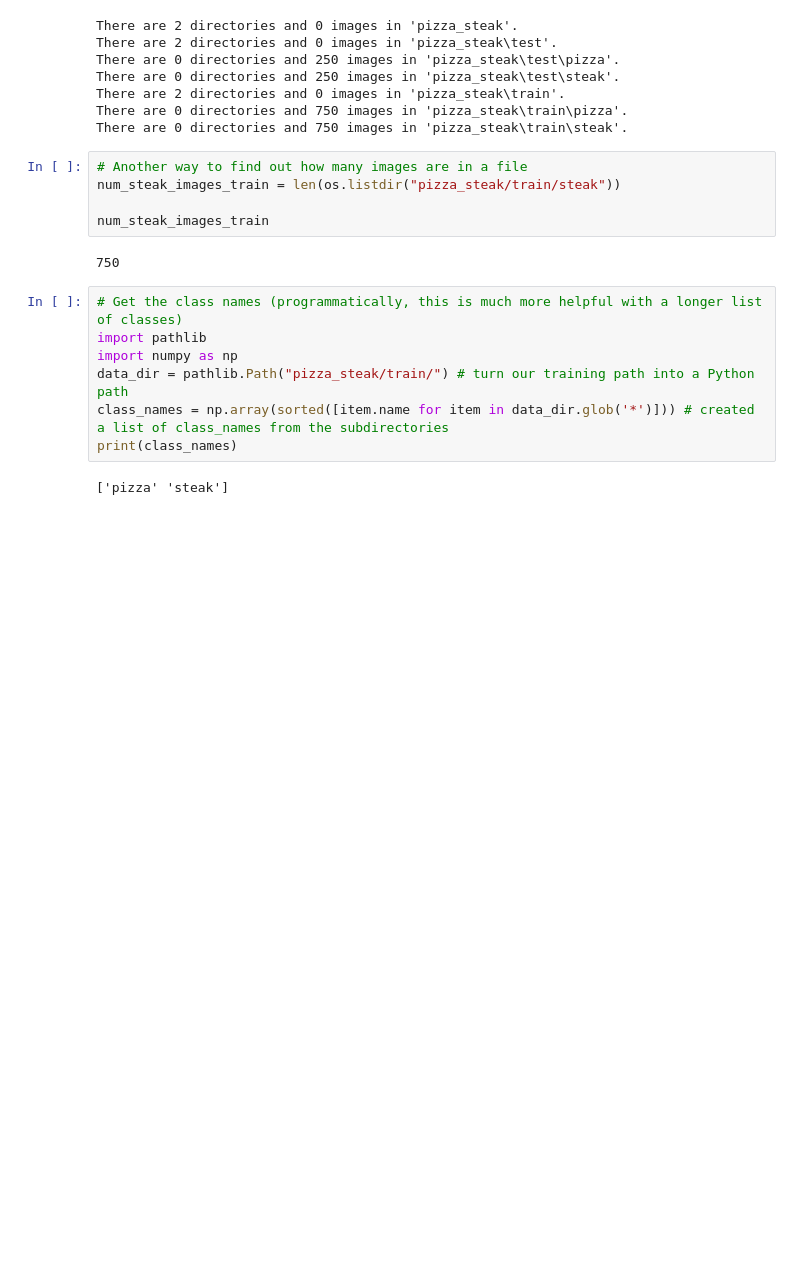
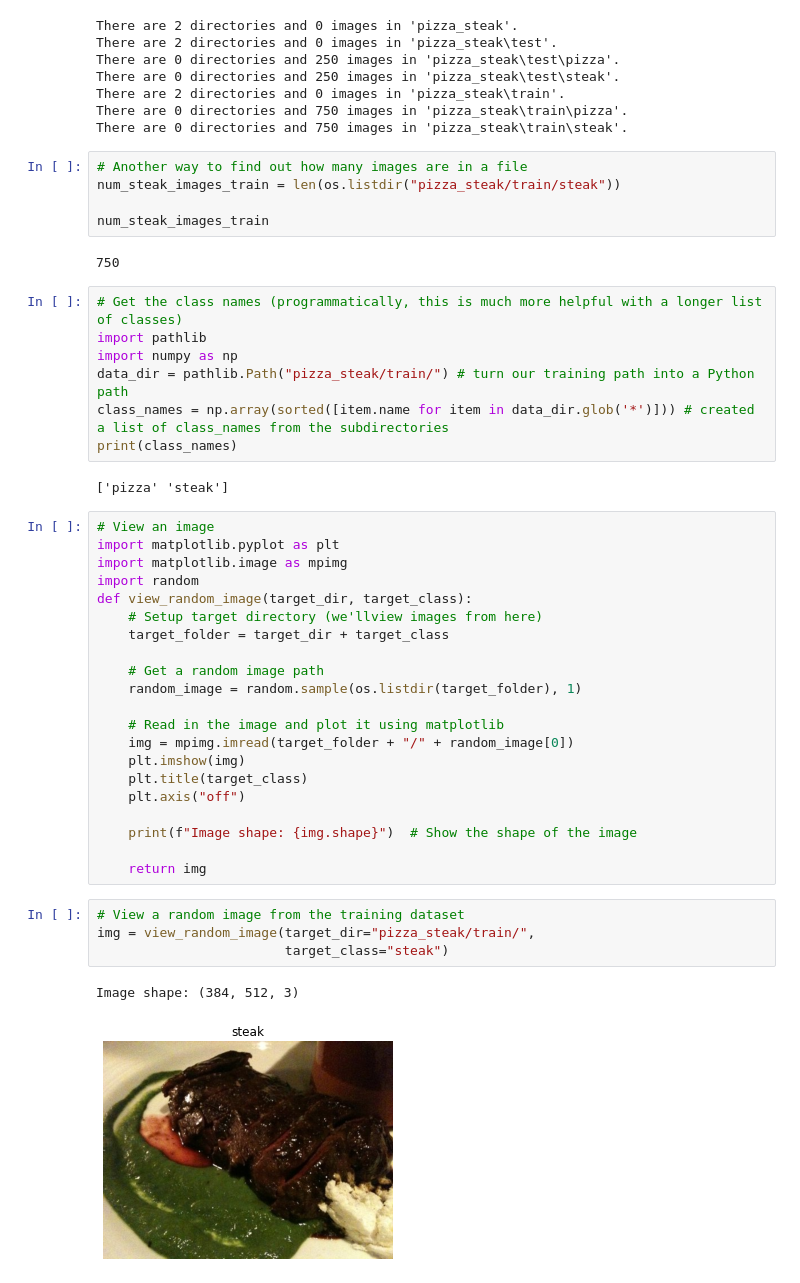
Before and after one commit to prachuryanath/TF-Learning, a Jupyter notebook: 03_convolutional_neural_networks_in_tensorflow.ipynb, the cells around one changed output. Saved outputs shown, nothing was run; the diff lists cells and outputs as text; blank space fills up the shorter version.

```diff
--- a/03_convolutional_neural_networks_in_tensorflow.ipynb
+++ b/03_convolutional_neural_networks_in_tensorflow.ipynb
@@ -42,3 +42,31 @@ class_names = np.array(sorted([item.name for item in data_dir.glob('*')])) # cre
 print(class_names)
 # %% [output]
 ['pizza' 'steak']
+# %%
+# View an image
+import matplotlib.pyplot as plt
+import matplotlib.image as mpimg
+import random
+def view_random_image(target_dir, target_class):
+    # Setup target directory (we'llview images from here)
+    target_folder = target_dir + target_class
+
+    # Get a random image path
+    random_image = random.sample(os.listdir(target_folder), 1)
+
+    # Read in the image and plot it using matplotlib
+    img = mpimg.imread(target_folder + "/" + random_image[0])
+    plt.imshow(img)
+    plt.title(target_class)
+    plt.axis("off")
+
+    print(f"Image shape: {img.shape}")  # Show the shape of the image
+
+    return img
+# %%
+# View a random image from the training dataset
+img = view_random_image(target_dir="pizza_steak/train/",
+                        target_class="steak")
+# %% [output]
+Image shape: (384, 512, 3)
+[figure, added]
```
Also changed, not shown: parts of 5 cells of this notebook.
